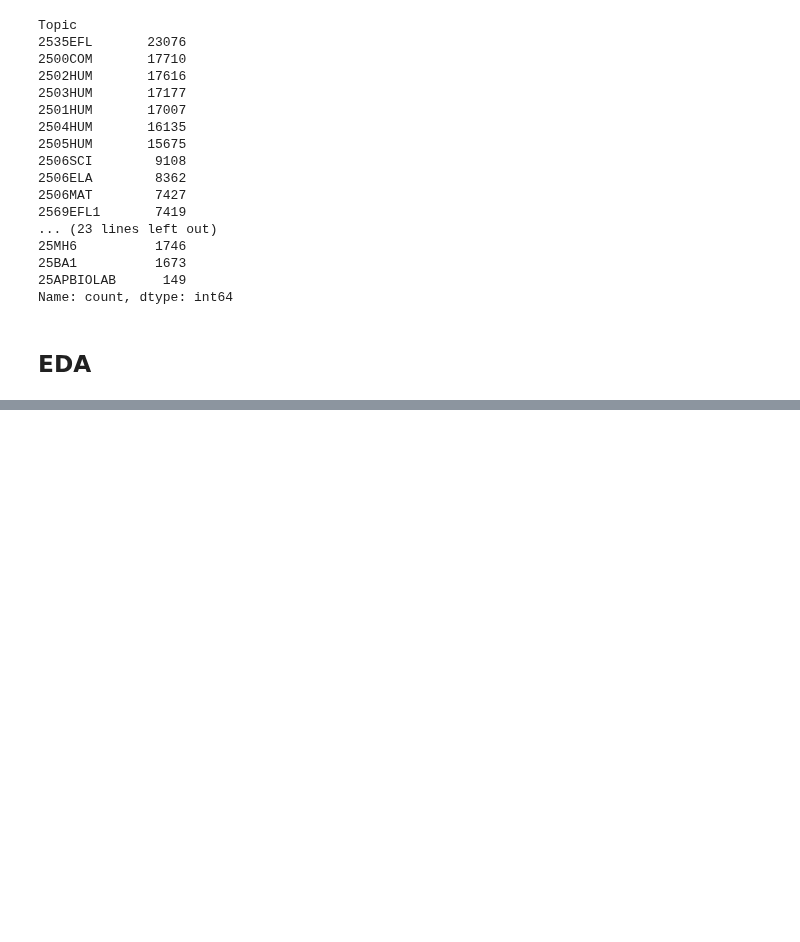
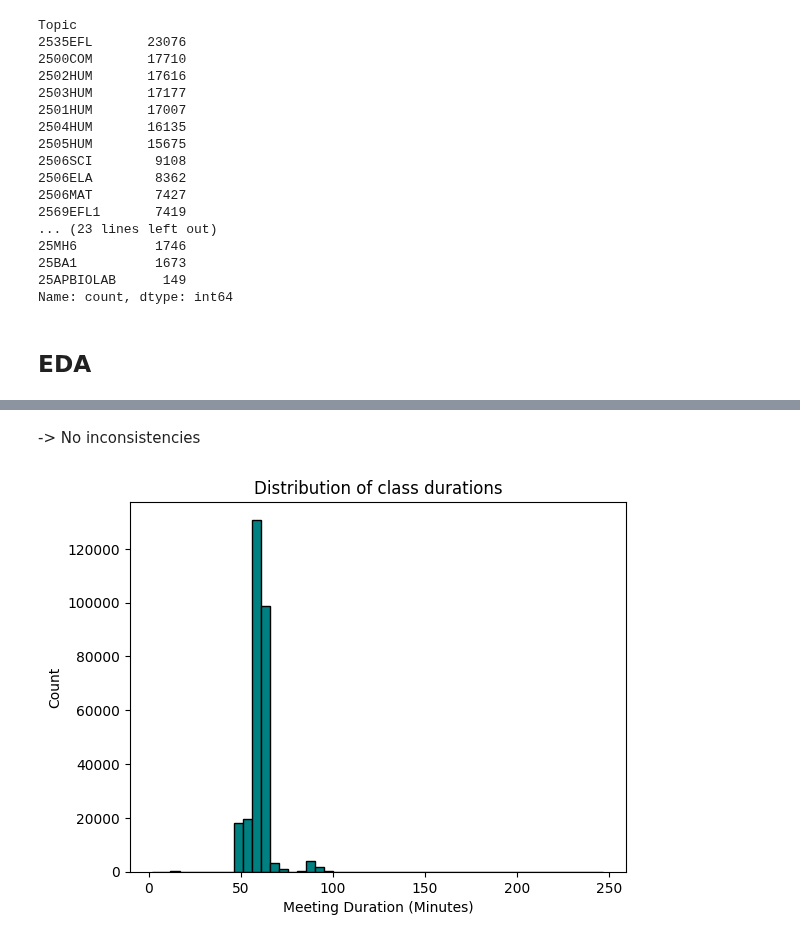
Before and after one commit to tthvan/Customer-Retention-Analysis, a Jupyter notebook: cleanin.ipynb, the cells around one changed output, grey strips where cells are left out. Cells and saved outputs as stored; diff of their text form; code cells hidden in the pictures; blank space fills up the shorter version.

```diff
--- a/cleanin.ipynb
+++ b/cleanin.ipynb
@@ -357,0 +377,10 @@ Name: count, dtype: int64
+# %% [markdown]
+-> No inconsistencies
+# %%
+plt.hist(df['Duration (minutes)'], bins=50, edgecolor='black', color='teal')
+plt.xlabel('Meeting Duration (Minutes)')
+plt.ylabel('Count')
+plt.title('Distribution of class durations')
+plt.show()
+# %% [output]
+[figure, added]
```
Also changed, not shown: parts of 9 cells of this notebook.
